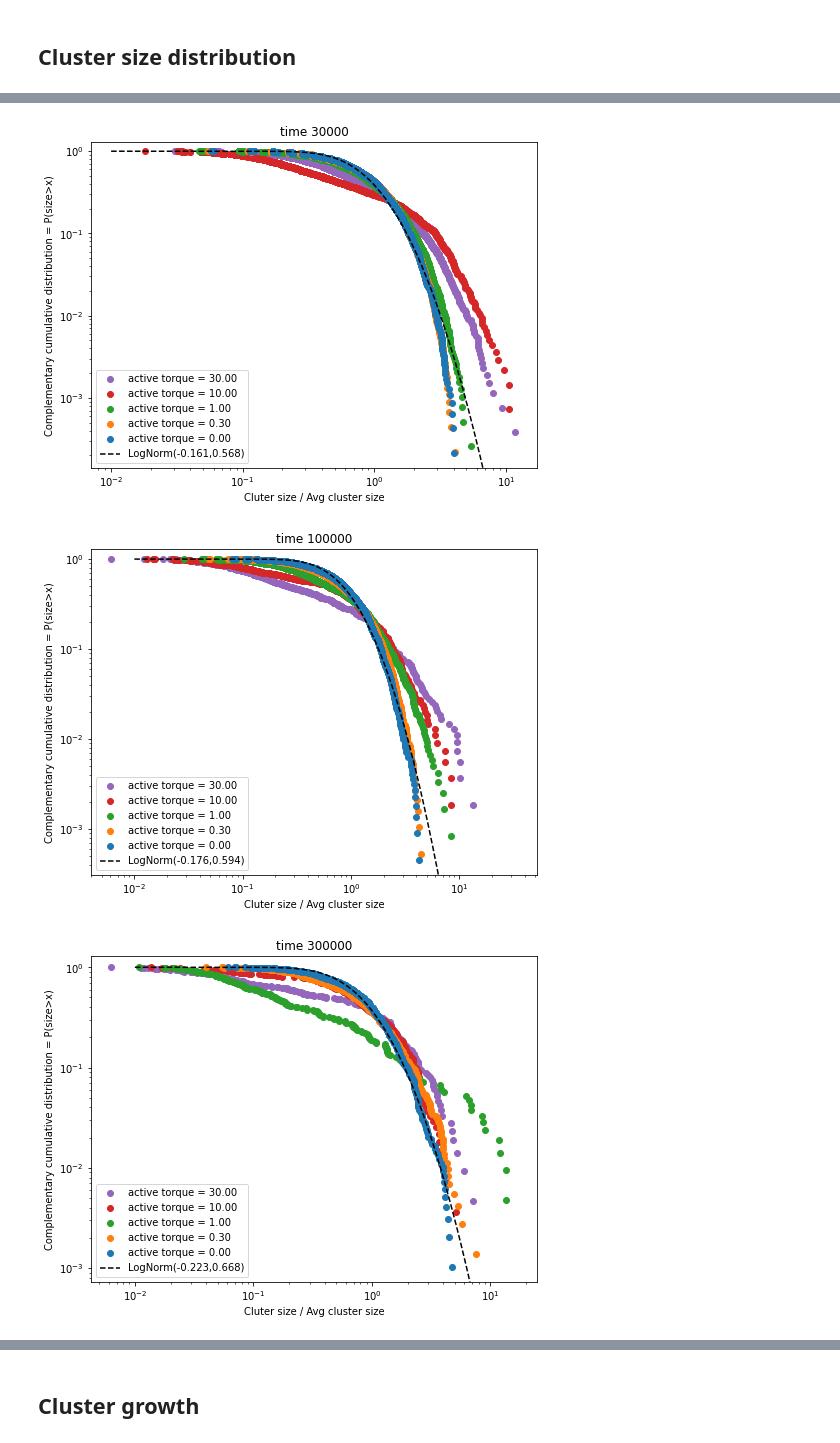
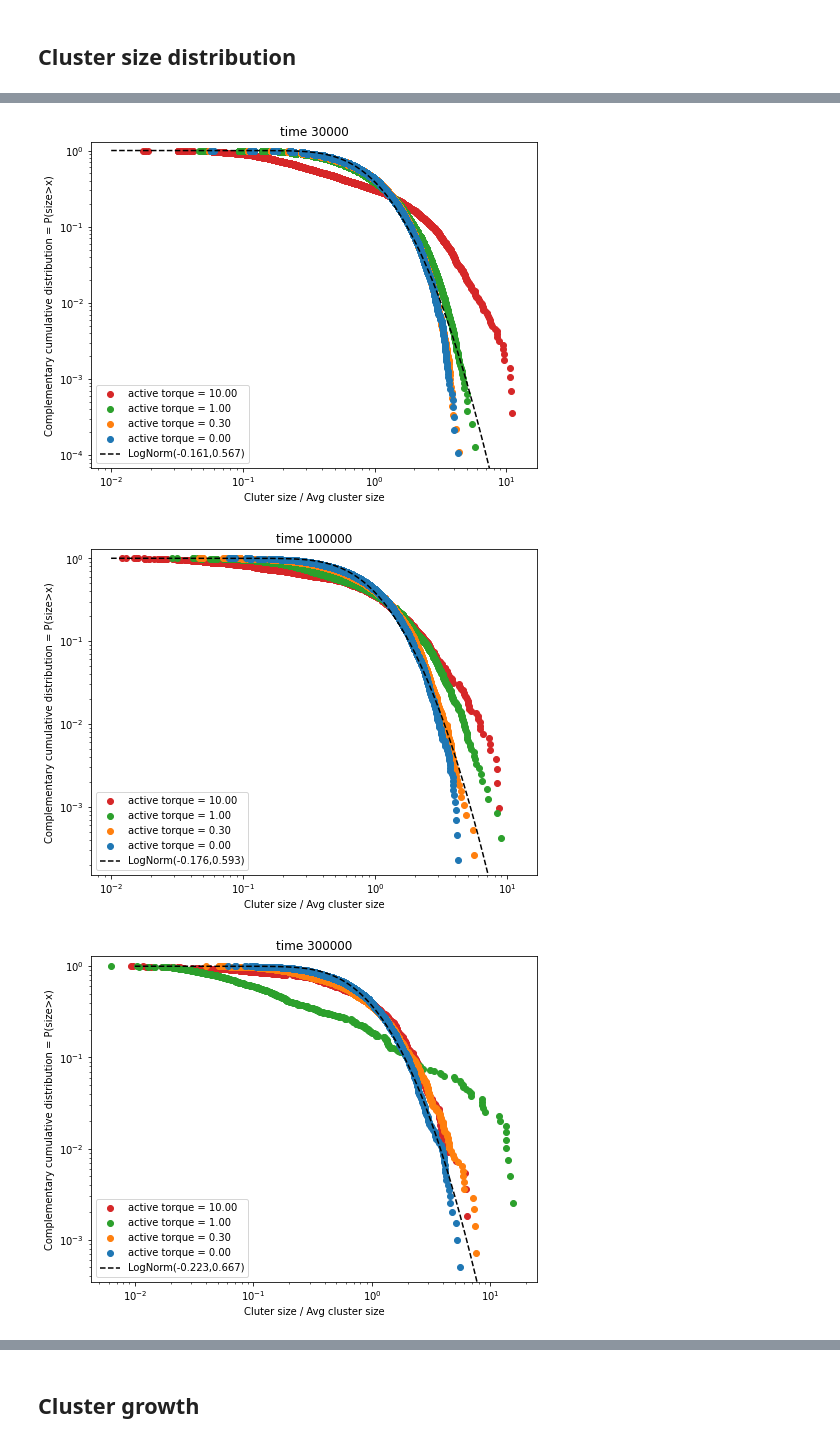
Before and after one commit to ipalai/SpinningClusters, a Jupyter notebook: Test_2/Analysis/Cluster_analysis.ipynb, the cells around one changed output, grey strips where cells are left out. Drawn from its saved outputs; the diff is of its cells as text; code cells hidden in the pictures.

```diff
--- a/Test_2/Analysis/Cluster_analysis.ipynb
+++ b/Test_2/Analysis/Cluster_analysis.ipynb
@@ -15,12 +15,11 @@ import subprocess
 # Look for all Traj files
 
 dens=0.20
-filestringList = subprocess.check_output("ls /Users/ivan/Dropbox/Mac/Documents/SpinningClusters/Simulations/Test_2/Results_qA5_dp0.50_dens{:.3f}_eT*/TrajLog_*_10[0-7].xyz | sed 's/.*Test_2\///' ".format(dens), shell=True)
+#filestringList = subprocess.check_output("ls /Users/ivan/Dropbox/Mac/Documents/SpinningClusters/Simulations/Test_2/Results_qA5_dp0.50_dens{:.3f}_eT*/TrajLog_*_1[0-9][0-9].xyz | sed 's/.*Test_2\///' ".format(dens), shell=True)
+filestringList = subprocess.check_output("ls /Users/ivan/Dropbox/Mac/Documents/SpinningClusters/Simulations/Test_2/Results_qA5_dp0.50_dens{:.3f}_eT30.00/TrajLog_*_115.xyz | sed 's/.*Test_2\///' ".format(dens), shell=True)
 filestringList=filestringList.split()
 filestringList=[a.decode("utf-8") for a in filestringList]
 print(filestringList)
 
 folder='/Users/ivan/Dropbox/Mac/Documents/SpinningClusters/Simulations/Test_2'
-
-#filestringList=['Lc24_dens0.010_c_nC800_Rcyl100.0_cbP0.010_104']
 # %% [output]
@@ -149,7 +178,7 @@ eTList=[]
 tsList=[]
 realList=[]
 
-fileList = subprocess.check_output("ls /Users/ivan/Dropbox/Mac/Documents/SpinningClusters/Simulations/Test_2/Analysis/ClustersFiles/ClustersList_qA5_dp0.50_dens0.20_eT*_nA10000_rp0.15_ra0.15_ep-10.0_ea20.0_T1.0_*_ts*.dat", shell=True)
+fileList = subprocess.check_output("ls /Users/ivan/Dropbox/Mac/Documents/SpinningClusters/Simulations/Test_2/Analysis/ClustersFiles/ClustersList_qA5_dp0.50_dens0.20_eT*_nA10000_rp0.15_ra0.15_ep-10.0_ea20.0_T1.0_1[0-9][0-9]_ts*.dat", shell=True)
 fileList=fileList.split()
 fileList=[a.decode("utf-8") for a in fileList]
 
@@ -164,7 +193,7 @@ for file in fileList:
             ts=int(r2.split(s)[1])
         if s[0].isdigit():
             real=int(s)
-    Data=pd.read_csv(file, sep=' ', usecols=['Size','Rg'])
+    Data=pd.read_csv(file, sep=' ', usecols=['Size','Rg','AngMomz','Omegaz','Iz'])
     key=createkey(eT,ts,real)
     print(key)
     datadic[key]=Data
@@ -247,10 +276,10 @@ def lognormal_ComplCumDistr(x,mu,sigma):
     return 0.5-0.5*erf((np.log(x)-mu)/(sigma*np.sqrt(2)))
 
 
-eTSubList=[0.0,0.3,1.0,10.0,30.0]
+eTSubList=[0.0,0.3,1.0,10.0]
 SizeCutoff=0
 
-for ts in [10000,30000,100000,300000, 1000000]:  #[10000,30000,100000,300000,1000000,3000000]:
+for ts in [10000,30000,100000,300000,1000000,3000000]:  #[10000,30000,100000,300000,1000000,3000000]:
     EcdfList=[]
     LegendList=[]
     plt.figure(figsize=(8,6))
@@ -308,3 +337,3 @@ plt.plot(x, lognorm.pdf(x, s),'r-', lw=2, alpha=0.6, label='lognorm pdf')
-[figure, old version]
+[figure, new version]
-[figure, old version]
+[figure, new version]
-[figure, old version]
+[figure, new version]
```
Also changed, not shown: parts of 26 cells of this notebook, 5 other files.
